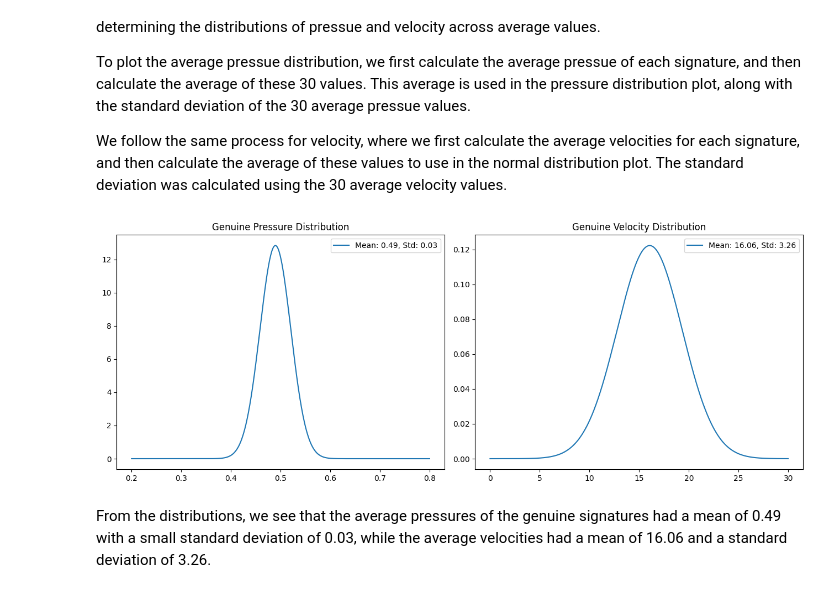
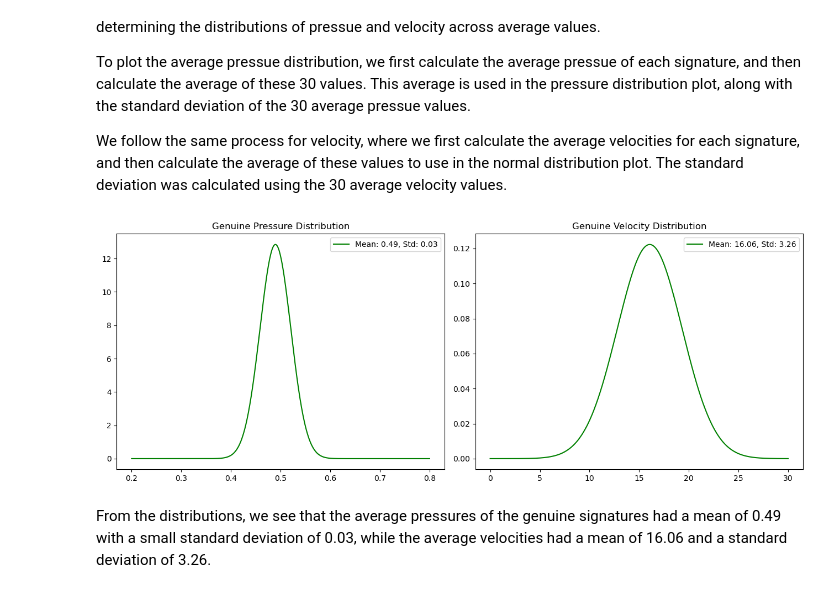
Before and after one commit to Abid-Al-Labib/ENCM-509, a Jupyter notebook: lab 2/Lab02.ipynb, the cells around one changed output. Saved outputs shown, nothing was run; the diff lists cells and outputs as text; code cells hidden in the pictures.

```diff
--- a/lab 2/Lab02.ipynb
+++ b/lab 2/Lab02.ipynb
@@ -206,36 +208,36 @@ for i in range(1,31):
     coord1 = csv_file[[ 'X', 'Y']].to_numpy()
     time1 = csv_file['Time'].to_numpy().reshape((-1,1))
     prs1 = csv_file['Pressure'].to_numpy().reshape((-1,1))
 
     prs_arr.append(np.mean(prs1)) #stores the average of the pressure values
 
     #first calculates velocity of each time and coordinate value, then stores the average
     vel = calc_velocity(time1,coord1)
     vel_arr.append(np.mean(vel))
 
 mean_prs_g = np.mean(prs_arr) #average value of the 30 average pressure values
 std_prs_g = np.std(prs_arr) #standard deviation of the 30 average pressue values
 
 mean_vel_g = np.mean(vel_arr) #average value of the 30 average velocity values
 std_vel_g = np.std(vel_arr) #standard deviation of the 30 average velocity values
 
 prs_range_g = np.arange(0.2,0.8,0.001)
 vel_range_g = np.arange(0,30,0.01)
 
 plt.figure(figsize=(13,5))
 plt.subplot(1,2,1)
-plt.plot(prs_range_g, norm.pdf(prs_range_g,mean_prs_g,std_prs_g))
+plt.plot(prs_range_g, norm.pdf(prs_range_g,mean_prs_g,std_prs_g), 'g')
 plt.legend(['Mean: {mean:.2f}, Std: {std:.2f}'.format(mean=mean_prs_g, std=std_prs_g)])
 plt.title('Genuine Pressure Distribution')
 
 plt.subplot(1,2,2)
-plt.plot(vel_range_g, norm.pdf(vel_range_g,mean_vel_g,std_vel_g))
+plt.plot(vel_range_g, norm.pdf(vel_range_g,mean_vel_g,std_vel_g), 'g')
 plt.legend(['Mean: {mean:.2f}, Std: {std:.2f}'.format(mean=mean_vel_g, std=std_vel_g)])
 plt.title('Genuine Velocity Distribution')
 
 plt.show()
 # %% [output]
-[figure, old version]
+[figure, new version]
 # %% [markdown]
 From the distributions, we see that the average pressures of the genuine signatures had a mean of 0.49 with a small standard deviation of 0.03, while the average velocities had a mean of 16.06 and a standard deviation of 3.26.
 # %% [markdown]
```
Also changed, not shown: parts of 13 cells of this notebook.
